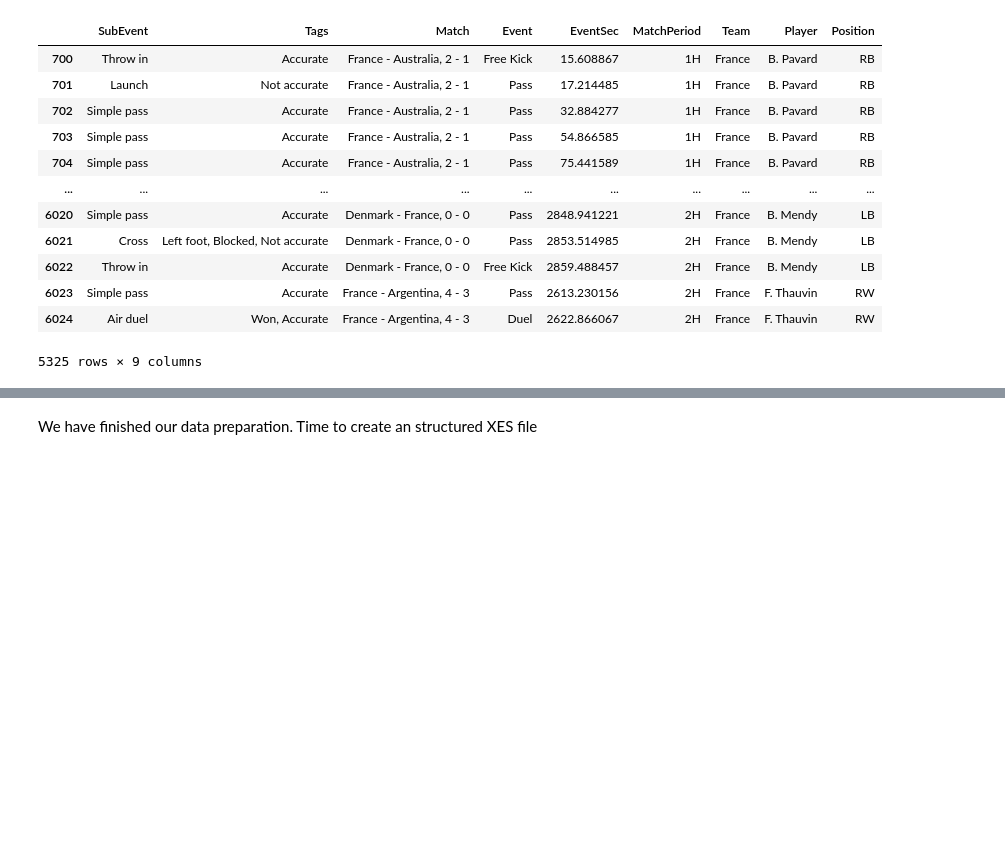
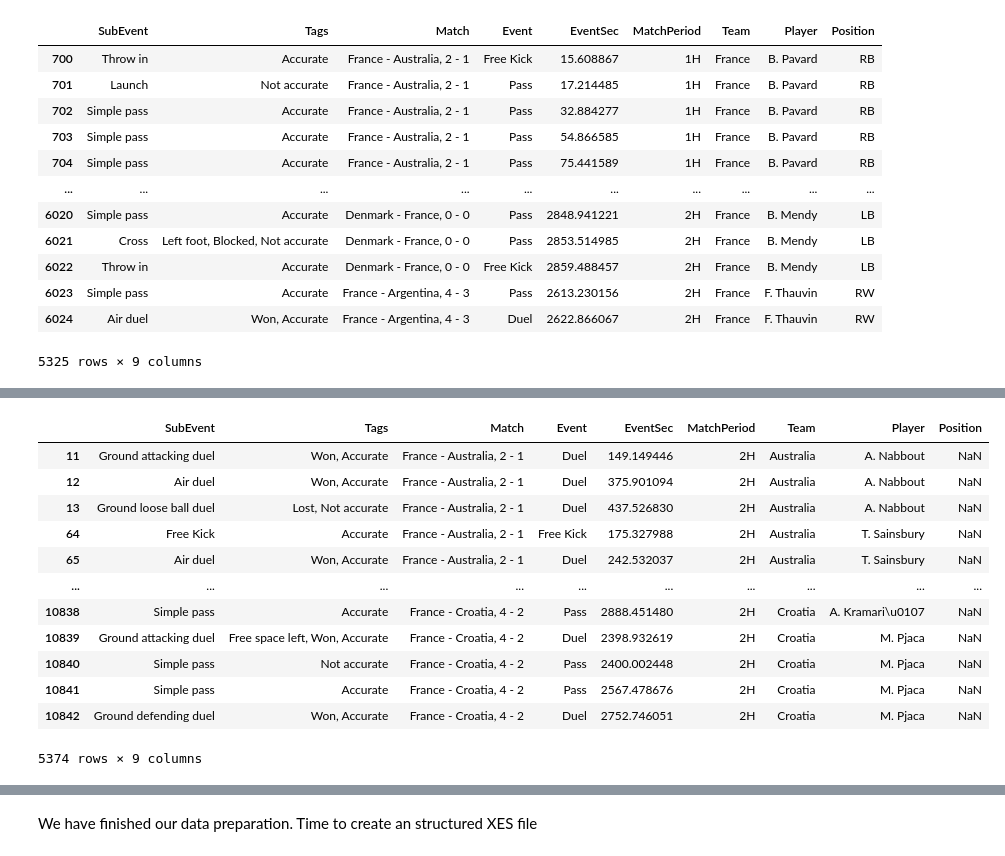
Before and after one commit to MrSachin7/ProcessMiningProject, a Jupyter notebook: Data_preparation/index.ipynb, the cells around one changed output, grey strips where cells are left out. Drawn from its saved outputs; the diff is of its cells as text; code cells hidden in the pictures; blank space fills up the shorter version.

```diff
--- a/Data_preparation/index.ipynb
+++ b/Data_preparation/index.ipynb
@@ -381,0 +275,17 @@ vs_Croatia
+# %%
+second_half_data = data[data["MatchPeriod"] == "2H"]
+second_half_data
+# %% [output]
+|  | SubEvent | Tags | Match | Event | EventSec | MatchPeriod | Team | Player | Position |
+| 11 | Ground attacking duel | Won, Accurate | France - Australia, 2 - 1 | Duel | 149.149446 | 2H | Australia | A. Nabbout | NaN |
+| 12 | Air duel | Won, Accurate | France - Australia, 2 - 1 | Duel | 375.901094 | 2H | Australia | A. Nabbout | NaN |
+| 13 | Ground loose ball duel | Lost, Not accurate | France - Australia, 2 - 1 | Duel | 437.526830 | 2H | Australia | A. Nabbout | NaN |
+| 64 | Free Kick | Accurate | France - Australia, 2 - 1 | Free Kick | 175.327988 | 2H | Australia | T. Sainsbury | NaN |
+| 65 | Air duel | Won, Accurate | France - Australia, 2 - 1 | Duel | 242.532037 | 2H | Australia | T. Sainsbury | NaN |
+| ... | ... | ... | ... | ... | ... | ... | ... | ... | ... |
+| 10838 | Simple pass | Accurate | France - Croatia, 4 - 2 | Pass | 2888.451480 | 2H | Croatia | A. Kramari\u0107 | NaN |
+| 10839 | Ground attacking duel | Free space left, Won, Accurate | France - Croatia, 4 - 2 | Duel | 2398.932619 | 2H | Croatia | M. Pjaca | NaN |
+| 10840 | Simple pass | Not accurate | France - Croatia, 4 - 2 | Pass | 2400.002448 | 2H | Croatia | M. Pjaca | NaN |
+| 10841 | Simple pass | Accurate | France - Croatia, 4 - 2 | Pass | 2567.478676 | 2H | Croatia | M. Pjaca | NaN |
+| 10842 | Ground defending duel | Won, Accurate | France - Croatia, 4 - 2 | Duel | 2752.746051 | 2H | Croatia | M. Pjaca | NaN |
+5374 rows × 9 columns
```
Also changed, not shown: parts of 29 cells of this notebook, 19 other files.
